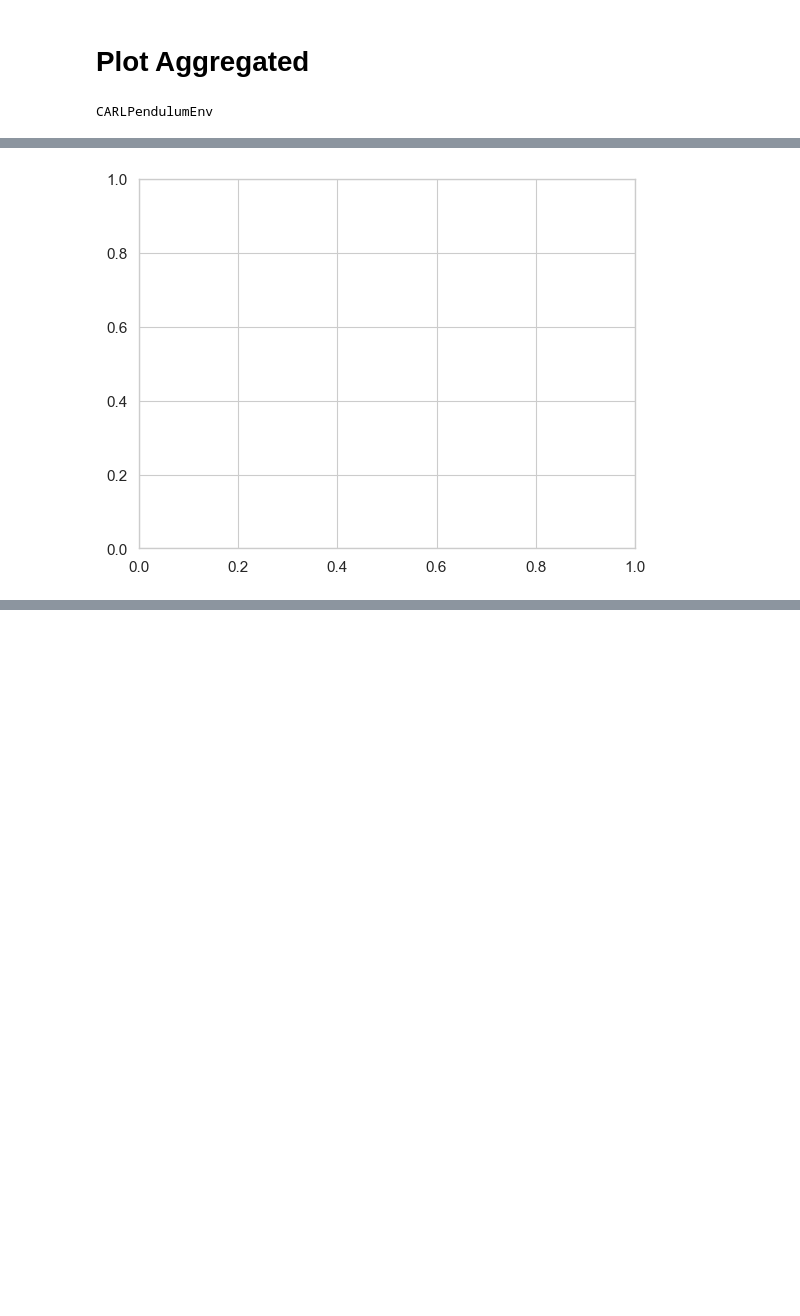
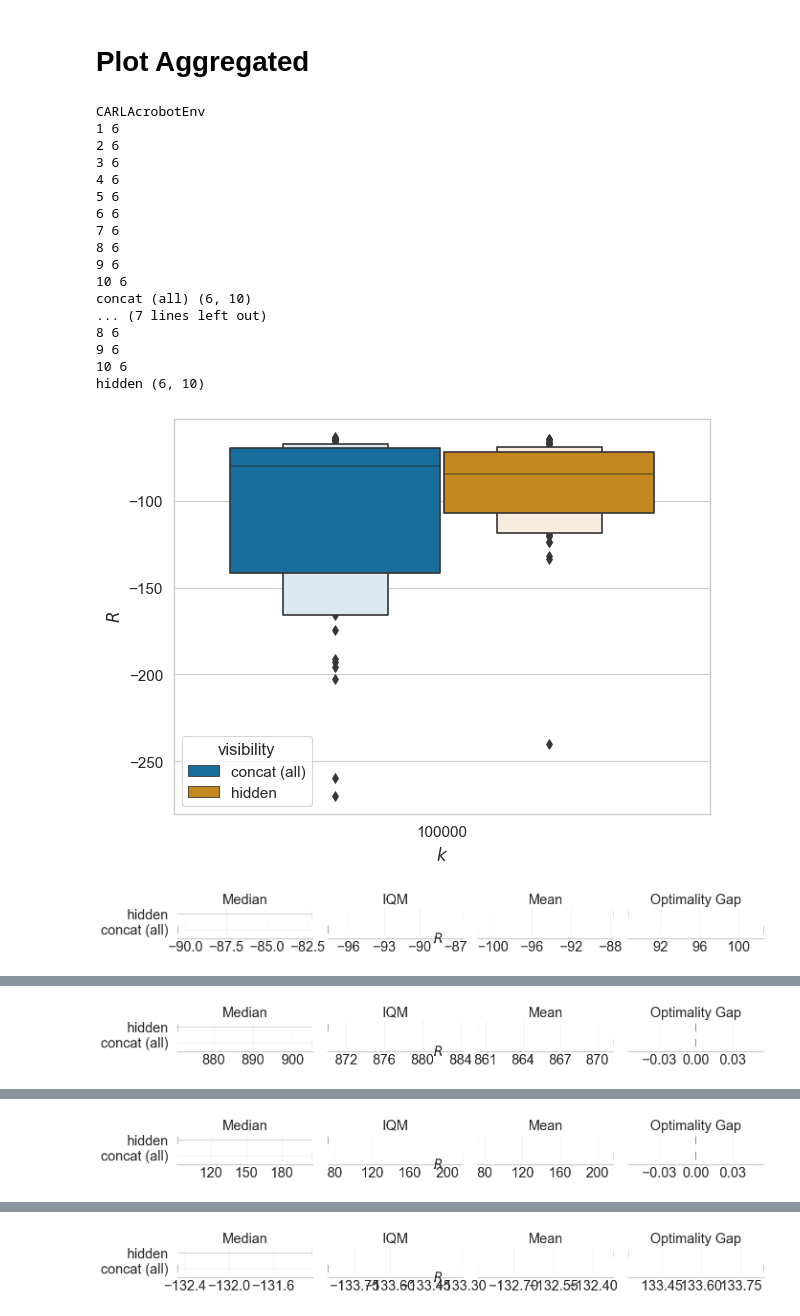
Before and after one commit to automl/CARL, a Jupyter notebook: experiments/evaluation/eval_benchmarking.ipynb, the cells around one changed output, grey strips where cells are left out. Cells and saved outputs as stored; diff of their text form; code cells hidden in the pictures; blank space fills up the shorter version.

```diff
--- a/experiments/evaluation/eval_benchmarking.ipynb
+++ b/experiments/evaluation/eval_benchmarking.ipynb
@@ -63,7 +63,8 @@ wandb_key_translator = {
     "context_sampler.sigma_rel": "$\sigma_{rel}$",
     "context_sampler.context_feature_names": "C",
     "train/global_step": "$k$",
-    "eval/return": "$R$"
+    "eval/return": "$R$",
+    "seed": "seed"
 }
 wkt = wandb_key_translator
 
@@ -82,7 +83,15 @@ def load_plot_df(plot_data_fn: str, load_final: bool = False) -> pd.DataFrame:
     plot_df.rename(columns=wandb_key_translator, inplace=True)
     plot_df.sort_values(by=[wkt["wandb.group"], wkt["context_sampler.context_feature_names"]], inplace=True)
     if load_final:
-        plot_df = plot_df[plot_df[wkt["train/global_step"]] == plot_df[wkt["train/global_step"]].max()]
+        n_steps = plot_df[wkt["train/global_step"]].nunique()
+        if n_steps < 1000:
+            plot_df = plot_df[plot_df[wkt["train/global_step"]] == plot_df[wkt["train/global_step"]].max()]
+        else:
+            # wandb logging messed up so we need to gather the last step per run
+            group_keys = [wkt["wandb.group"], wkt["context_sampler.context_feature_names"], wkt["seed"], wkt["context_sampler.sigma_rel"]]
+            plot_df = plot_df.groupby(group_keys).apply(lambda x: x[x[wkt["train/global_step"]] == x[wkt["train/global_step"]].max()]).reset_index(drop=True)
+            plot_df[wkt["train/global_step"]] = int(round(plot_df[wkt["train/global_step"]].unique().mean(), -5))
+
         plot_df = scale(plot_df, yname=wkt["eval/return"], log=False)
         plot_df = scale(plot_df, yname=wkt["eval/return"], log=True)
     # if plot_df[wkt["train/global_step"]].nunique() > 200:
@@ -563,6 +572,7 @@ import numpy as np
 from rliable import library as rly
 from rliable import metrics
 from rliable import plot_utils
+import warnings
 
 
 # Prepare dataset
@@ -604,42 +614,83 @@ reps = 5000  # 50000
 
 
 env_names = [
-    "CARLPendulumEnv",
-    # "CARLAcrobotEnv",
+    # "CARLPendulumEnv",
+    "CARLAcrobotEnv",
     "CARLDmcWalkerEnv",
     "CARLDmcQuadrupedEnv",
     "CARLMountainCarEnv"
 ]
 
 for env_name in env_names:
     print(env_name)
     eval_data_fn = get_eval_data_fn(outdir=outdir, env_name=env_name)
     plot_data_fn = get_plot_data_fn(eval_data_fn=eval_data_fn)
     plot_df = load_plot_df(plot_data_fn=plot_data_fn, load_final=True)
     plot_df = plot_df[plot_df[wkt["context_sampler.sigma_rel"]] == 0.5]
     plot_df = plot_df[(plot_df[wkt["wandb.group"]] == "concat (all)") | (plot_df[wkt["wandb.group"]] == "hidden")]
 
 
 
     score_dict = {}
-    for gid, gdf in plot_df.groupby("visibility"):
-        score_dict[gid] = gdf[wkt["eval/return"]].to_numpy().reshape(1, -1)
-    algorithms = list(score_dict.keys())
+    for group_id, group_df in plot_df.groupby("visibility"):
+        wide = group_df[[wkt["eval/return"], wkt["seed"]]]
+        # seeds are ordered
+        n_seeds = wide["seed"].nunique()
+        # we want shape (n_tasks, n_seeds)
+        # print(wide.to_numpy().shape)
+        # print(wide.to_numpy().flatten().reshape(n_seeds, -1))
+
+        # we want (n_seeds, n_tasks)
+        n_tasks = 6
+        scores = []
+        for gid, gdf in group_df.groupby("seed"):
+            print(gid, len(gdf))
+            S = gdf[wkt["eval/return"]].to_numpy()
+            if len(S) < n_tasks:
+                warnings.warn("Imputing missing task evals with nan")
+                n_impute = n_tasks - len(S)
+                impute = [np.nan] * n_impute
+                S = np.array(list(S) + impute)
+            scores.append(S)
+        scores = np.array(scores).T
+        print(group_id, scores.shape)
+
+        scores = gdf[wkt["eval/return"]].to_numpy().reshape(1, -1)
+
+        score_dict[group_id] = scores
 
     aggregate_scores, aggregate_score_cis = rly.get_interval_estimates(
         score_dict, aggregate_func, reps=reps)
 
 
     plot_aggregated_boxenplot(plot_df=plot_df, env_name=env_name, figoutdir=figoutdir, yname=ynameplot)
 
 
     fig, axes = plot_utils.plot_interval_estimates(
         aggregate_scores, aggregate_score_cis,
         metric_names=metric_names,
         algorithms=algorithms, xlabel=wkt["eval/return"])
     # fig.set_tight_layout(True)
     plt.show()
 
     # break
 # %% [output]
-CARLPendulumEnv
+CARLAcrobotEnv
+1 6
+2 6
+3 6
+4 6
+5 6
+6 6
+7 6
+8 6
+9 6
+10 6
+concat (all) (6, 10)
+... (7 lines left out)
+8 6
+9 6
+10 6
+hidden (6, 10)
+[figure, new version]
+[figure, added]
@@ -647 +713,0 @@ ValueError: min() arg is an empty sequence
-[figure, old version]
@@ -647,0 +715 @@ ValueError: min() arg is an empty sequence
+[figure, added]
@@ -647,0 +734 @@ ValueError: min() arg is an empty sequence
+[figure, added]
@@ -647,0 +753 @@ ValueError: min() arg is an empty sequence
+[figure, added]
```
Also changed, not shown: parts of 2 cells of this notebook, 2 other files.
